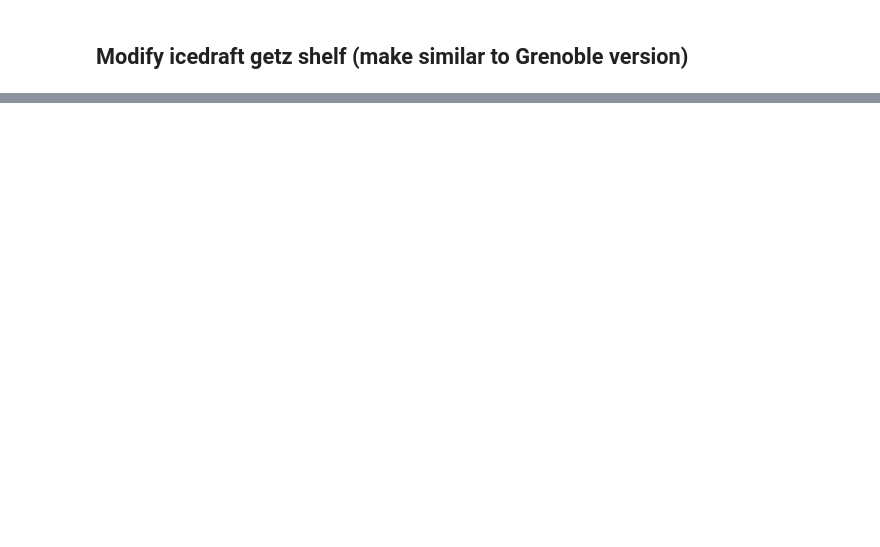
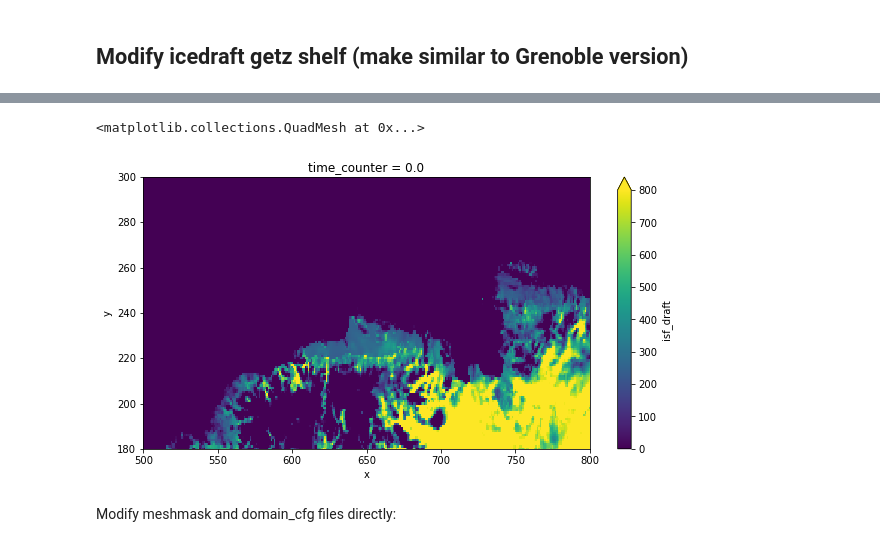
Before and after one commit to brogalla/analysis-birgal, a Jupyter notebook: nemo_config_setup/climate-experiments/modify_getz_icedraft.ipynb, the cells around one changed output, grey strips where cells are left out. Cells and saved outputs as stored; diff of their text form; code cells hidden in the pictures; blank space fills up the shorter version.

Commit message:
mess around with shallowing getz iceshelf draft

```diff
--- a/nemo_config_setup/climate-experiments/modify_getz_icedraft.ipynb
+++ b/nemo_config_setup/climate-experiments/modify_getz_icedraft.ipynb
@@ -9,0 +21,43 @@ base_dir = '/gws/nopw/j04/anthrofail/birgal/NEMO_AIS/'
+# %%
+# simple test domain_cfg:
+getz_array = np.zeros(ds_bathy.nav_lon.isel(y=slice(0,439)).shape)
+getz_array[200:260,605:689] = 1
+getz_region = xr.zeros_like(ds_bathy.nav_lon.isel(y=slice(0,439)))
+getz_region.data = getz_array
+
+var_IGE = ['bathy_metry', 'bathy_metry', 'isf_draft']
+IGE_domcfg = xr.open_dataset(f'{base_dir}eANT025-orig/domain_cfg_eANT025.L121.nc').squeeze()
+ds_bathy_sub = ds_bathy.isel(y=slice(0,439))
+
+for v, var in enumerate(list(ds_bathy.keys())[2:]):
+    # shallow ice shelf draft only in locations where iceshelf is present
+    if var=='Bathymetry_isf':
+        new_var = xr.where((getz_region==1)*(ds_bathy_sub[var]!=0)*(ds_bathy_sub['isf_draft']!=0),
+                           IGE_domcfg[var_IGE[v]], ds_bathy_sub[var])
+        new_var = xr.where((getz_region==1)*(new_var==0), ds_bathy_sub[var], new_var)
+    elif var=='isf_draft':
+        new_var = xr.where((getz_region==1)*(ds_bathy_sub['isf_draft']!=0), IGE_domcfg[var_IGE[v]], ds_bathy_sub[var])
+        new_var = xr.where((getz_region==1)*(new_var==0), ds_bathy_sub[var], new_var)
+    else:
+        new_var = xr.where((getz_region==1)*(ds_bathy_sub['isf_draft']!=0), IGE_domcfg[var_IGE[v]], ds_bathy_sub[var])
+    new_var = xr.concat([new_var, ds_bathy[var].isel(y=slice(439,None))], dim='y')
+
+    # mask Bear ridge:
+    # Southern part: north-south wall
+    [x_wall, x_wall, ymin, ymax] = region_bounds['bear_ridge_S']
+    # Find longitude indices closest to the target
+    i_wall   = abs(ds_bathy.nav_lon-x_wall).argmin(axis=1)
+    wall_pts = (ds_bathy.nav_lat >= ymin)*(ds_bathy.nav_lat <= ymax)*(ds_bathy.nav_lon == ds_bathy.nav_lon[:,i_wall])
+    new_var1 = xr.where(wall_pts, 0, new_var)
+
+    # Northern part: select easternmost point in area where bathymetry is shallower than 300m
+    [xmin, xmax, ymin, ymax] = region_bounds['bear_ridge_N']
+    z_deep = region_bathy_bounds['bear_ridge_N'][0]
+    # Find area of Bear Ridge with points shallower than 300 m
+    bear_ridge = (ds_bathy.nav_lat <= ymax)*(ds_bathy.nav_lat >= ymin)*(ds_bathy.nav_lon >= xmin)*(ds_bathy.nav_lon <= xmax)*(ds_bathy.Bathymetry < z_deep)
+    # Identify maximum longitude grid point for each latitude that meets these conditions:
+    new_var2 = xr.where((ds_bathy.nav_lon == ds_bathy.nav_lon.where(bear_ridge).max(axis=1)), 0, new_var1)
+
+    new_bathy[var] = new_var2
+
+new_bathy.to_netcdf(f'{base_dir}bathymetry/bathy_meter_eORCA025_BedMachine3_IBCSO_AIS_deep_getz.nc')
@@ -10,2 +69,9 @@ base_dir = '/gws/nopw/j04/anthrofail/birgal/NEMO_AIS/'
+# %%
+new_bathy.isf_draft.plot(xlim=(500, 800), ylim=(180, 300), figsize=(10,5), vmin=0, vmax=800)
+# %% [output]
+<matplotlib.collections.QuadMesh at 0x...>
+[figure, added]
+# %% [markdown]
+Modify meshmask and domain_cfg files directly:
 # %%
 my_domcfg    = xr.open_dataset(f'{base_dir}bathymetry/domain_cfg-20240305.nc')
```
Also changed, not shown: parts of 15 cells of this notebook.
